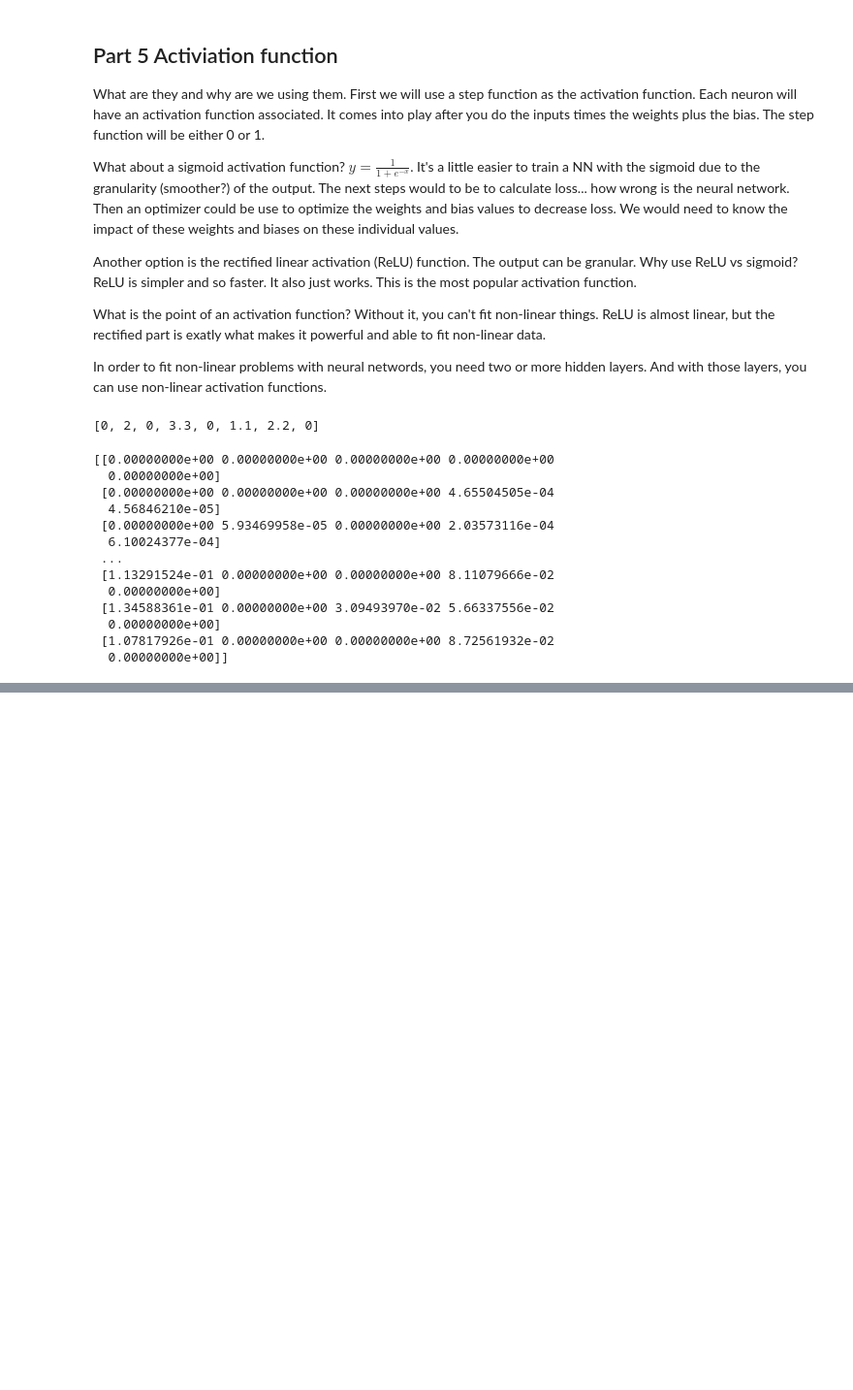
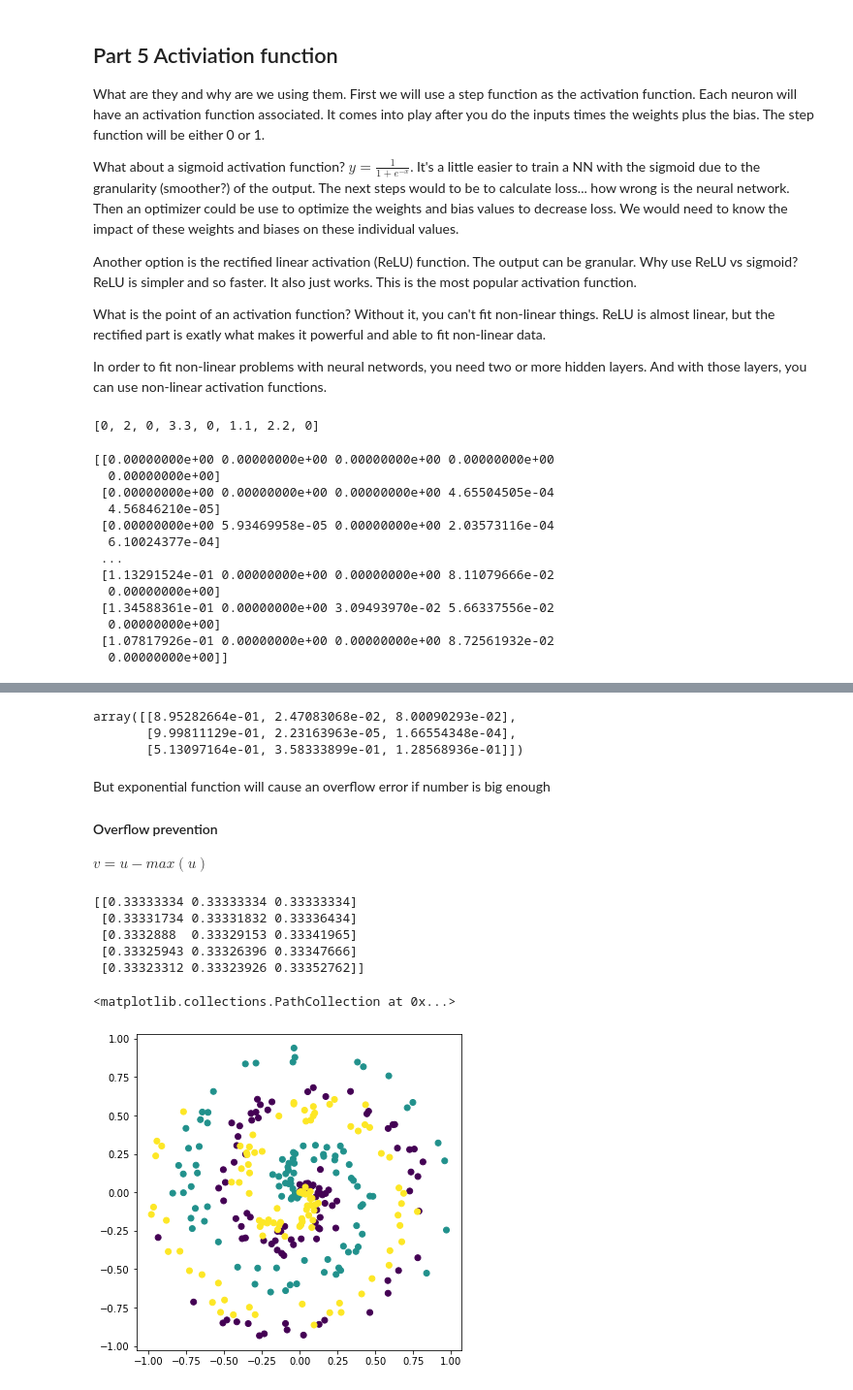
Before and after one commit to bayu-wilson/mini-projects, a Jupyter notebook: NN_practice/NN_from_scratch.ipynb, the cells around one changed output, grey strips where cells are left out. Shown: that part at 97% size. Drawn from its saved outputs; the diff is of its cells as text; code cells hidden in the pictures; blank space fills up the shorter version.

```diff
--- a/NN_practice/NN_from_scratch.ipynb
+++ b/NN_practice/NN_from_scratch.ipynb
@@ -218,0 +240,62 @@ print(activation1.output)
+# %%
+exp_values/norm_values #this is better
+# %% [output]
+array([[8.95282664e-01, 2.47083068e-02, 8.00090293e-02],
+       [9.99811129e-01, 2.23163963e-05, 1.66554348e-04],
+       [5.13097164e-01, 3.58333899e-01, 1.28568936e-01]])
+# %% [markdown]
+But exponential function will cause an overflow error if number is big enough
+
+#### Overflow prevention
+
+$v = u - max(u)$
+# %%
+import nnfs
+from nnfs.datasets import spiral_data
+nnfs.init()
+
+class Layer_Dense:
+    def __init__(self, n_inputs, n_neurons):
+        self.weights = 0.10*np.random.randn(n_inputs,n_neurons)
+        self.biases = np.zeros((1, n_neurons))
+    def forward(self,inputs):
+        self.output = np.dot(inputs,self.weights) + self.biases
+
+class Activation_ReLU:
+    def forward(self, inputs):
+        self.output = np.maximum(0,inputs)
+
+class Activation_Softmax:
+    def forward(self, inputs):
+        exp_values = np.exp(inputs - np.max(inputs,axis=1,keepdims=True))
+        probabilities = exp_values/np.sum(exp_values,axis=1,keepdims=True)
+        self.output = probabilities
+
+X,y = spiral_data(samples=100, classes=3)
+
+dense1 = Layer_Dense(2,3)
+activation1 = Activation_ReLU()
+
+dense2 = Layer_Dense(3,3)
+activation2 = Activation_Softmax()
+
+dense1.forward(X)
+activation1.forward(dense1.output)
+
+dense2.forward(activation1.output)
+activation2.forward(dense2.output)
+
+print(activation2.output[:5])
+# %% [output]
+[[0.33333334 0.33333334 0.33333334]
+ [0.33331734 0.33331832 0.33336434]
+ [0.3332888  0.33329153 0.33341965]
+ [0.33325943 0.33326396 0.33347666]
+ [0.33323312 0.33323926 0.33352762]]
+# %%
+import matplotlib.pyplot as plt
+fig, ax = plt.subplots(figsize=(6, 6))
+ax.scatter(X.T[0], X.T[1], c=y)
+# %% [output]
+<matplotlib.collections.PathCollection at 0x...>
+[figure, added]
```
Also changed, not shown: parts of 11 cells of this notebook.
